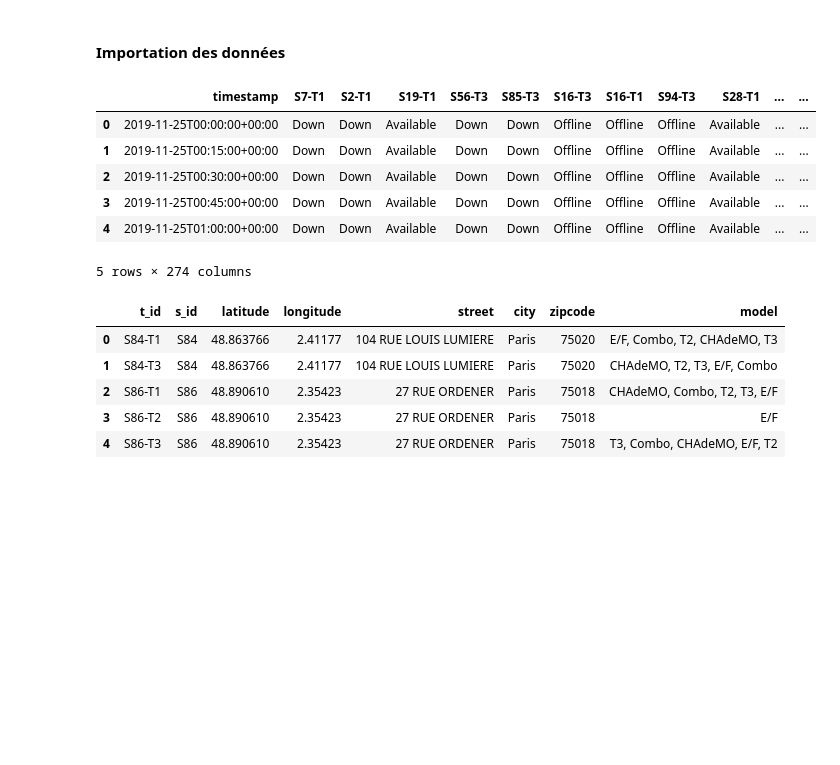
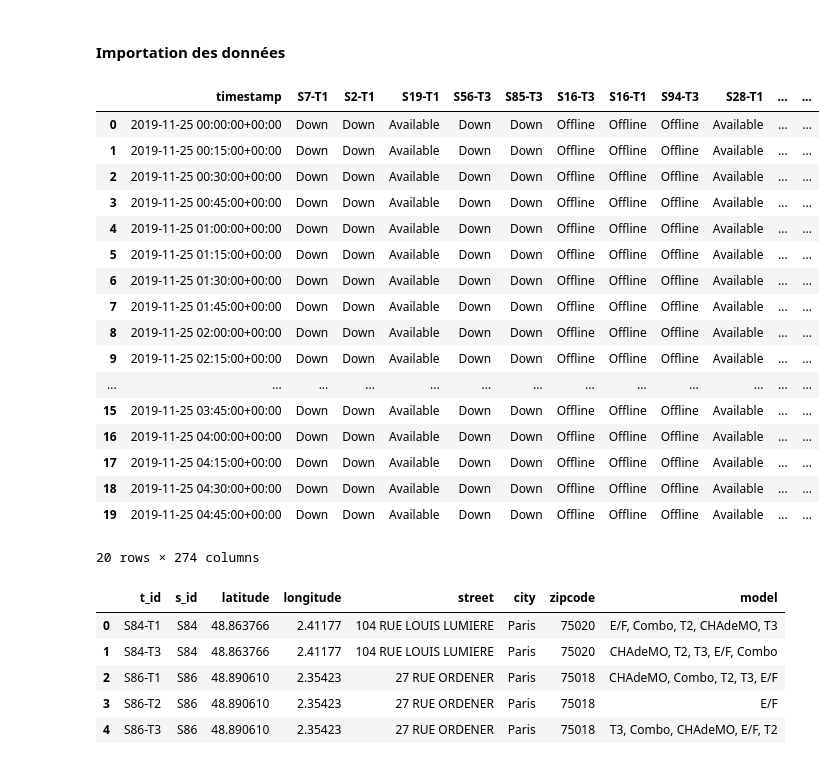
Before and after one commit to dantruski/Projet-Python-DS-Belib, a Jupyter notebook: main.ipynb, the cells around one changed output. Cells and saved outputs as stored; diff of their text form; code cells hidden in the pictures; blank space fills up the shorter version.

```diff
--- a/main.ipynb
+++ b/main.ipynb
@@ -42,15 +42,26 @@ Nous avons à la place importé l'historique des données de comptage routier su
 df_real_time=pd.read_csv("ytrain_NpxebDC.csv")
 df_static=pd.read_csv("info_static.csv")
 # %%
-df_real_time.head()
+df_real_time.head(20)
 # %% [output]
 |  | timestamp | S7-T1 | S2-T1 | S19-T1 | S56-T3 | S85-T3 | S16-T3 | S16-T1 | S94-T3 | S28-T1 | ... | ... |
-| 0 | 2019-11-25T00:00:00+00:00 | Down | Down | Available | Down | Down | Offline | Offline | Offline | Available | ... | ... |
-| 1 | 2019-11-25T00:15:00+00:00 | Down | Down | Available | Down | Down | Offline | Offline | Offline | Available | ... | ... |
-| 2 | 2019-11-25T00:30:00+00:00 | Down | Down | Available | Down | Down | Offline | Offline | Offline | Available | ... | ... |
-| 3 | 2019-11-25T00:45:00+00:00 | Down | Down | Available | Down | Down | Offline | Offline | Offline | Available | ... | ... |
-| 4 | 2019-11-25T01:00:00+00:00 | Down | Down | Available | Down | Down | Offline | Offline | Offline | Available | ... | ... |
+| 0 | 2019-11-25 00:00:00+00:00 | Down | Down | Available | Down | Down | Offline | Offline | Offline | Available | ... | ... |
+| 1 | 2019-11-25 00:15:00+00:00 | Down | Down | Available | Down | Down | Offline | Offline | Offline | Available | ... | ... |
+| 2 | 2019-11-25 00:30:00+00:00 | Down | Down | Available | Down | Down | Offline | Offline | Offline | Available | ... | ... |
+| 3 | 2019-11-25 00:45:00+00:00 | Down | Down | Available | Down | Down | Offline | Offline | Offline | Available | ... | ... |
+| 4 | 2019-11-25 01:00:00+00:00 | Down | Down | Available | Down | Down | Offline | Offline | Offline | Available | ... | ... |
+| 5 | 2019-11-25 01:15:00+00:00 | Down | Down | Available | Down | Down | Offline | Offline | Offline | Available | ... | ... |
+| 6 | 2019-11-25 01:30:00+00:00 | Down | Down | Available | Down | Down | Offline | Offline | Offline | Available | ... | ... |
+| 7 | 2019-11-25 01:45:00+00:00 | Down | Down | Available | Down | Down | Offline | Offline | Offline | Available | ... | ... |
+| 8 | 2019-11-25 02:00:00+00:00 | Down | Down | Available | Down | Down | Offline | Offline | Offline | Available | ... | ... |
+| 9 | 2019-11-25 02:15:00+00:00 | Down | Down | Available | Down | Down | Offline | Offline | Offline | Available | ... | ... |
+| ... | ... | ... | ... | ... | ... | ... | ... | ... | ... | ... | ... | ... |
+| 15 | 2019-11-25 03:45:00+00:00 | Down | Down | Available | Down | Down | Offline | Offline | Offline | Available | ... | ... |
+| 16 | 2019-11-25 04:00:00+00:00 | Down | Down | Available | Down | Down | Offline | Offline | Offline | Available | ... | ... |
+| 17 | 2019-11-25 04:15:00+00:00 | Down | Down | Available | Down | Down | Offline | Offline | Offline | Available | ... | ... |
+| 18 | 2019-11-25 04:30:00+00:00 | Down | Down | Available | Down | Down | Offline | Offline | Offline | Available | ... | ... |
+| 19 | 2019-11-25 04:45:00+00:00 | Down | Down | Available | Down | Down | Offline | Offline | Offline | Available | ... | ... |
-5 rows × 274 columns
+20 rows × 274 columns
 # %%
 df_static.head()
 # %% [output]
```
Also changed, not shown: parts of 3 cells of this notebook.
